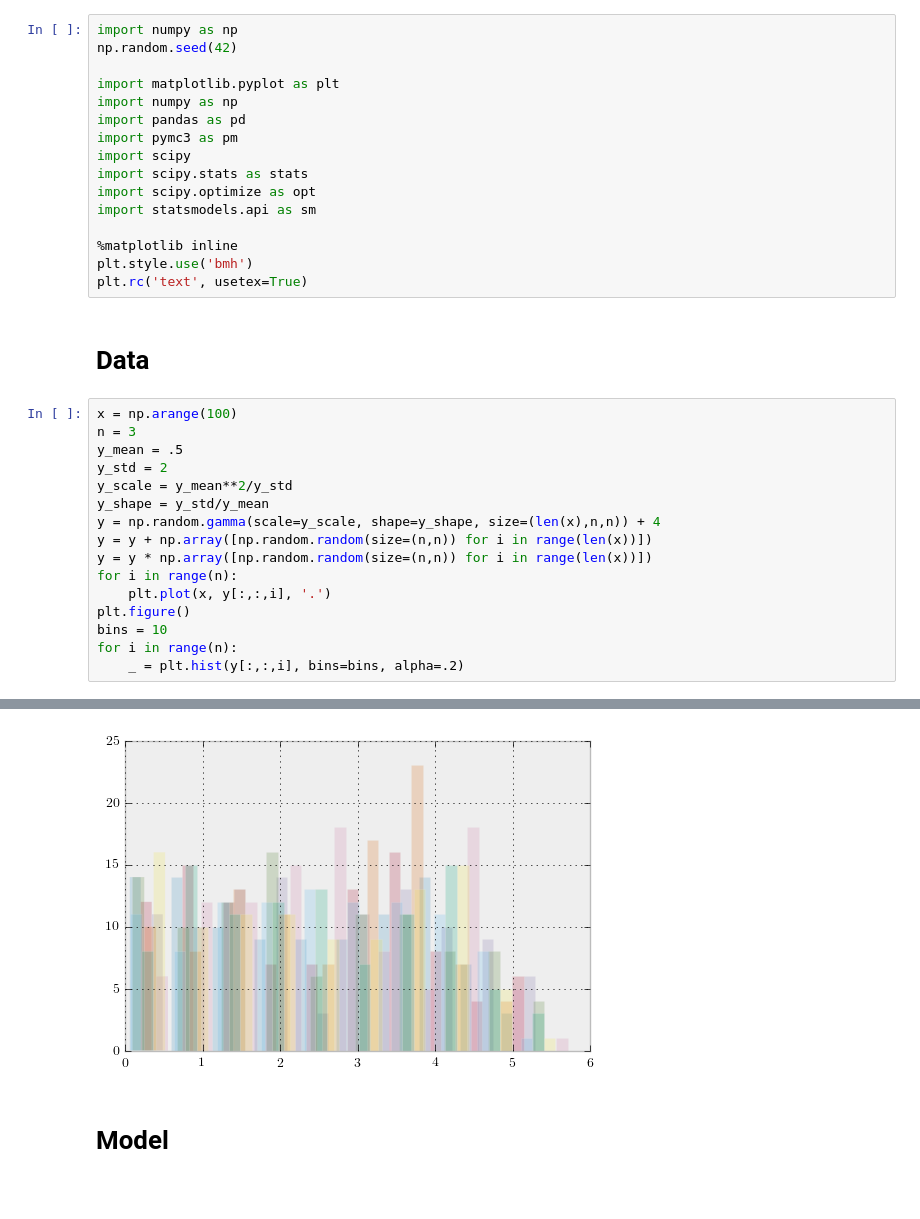
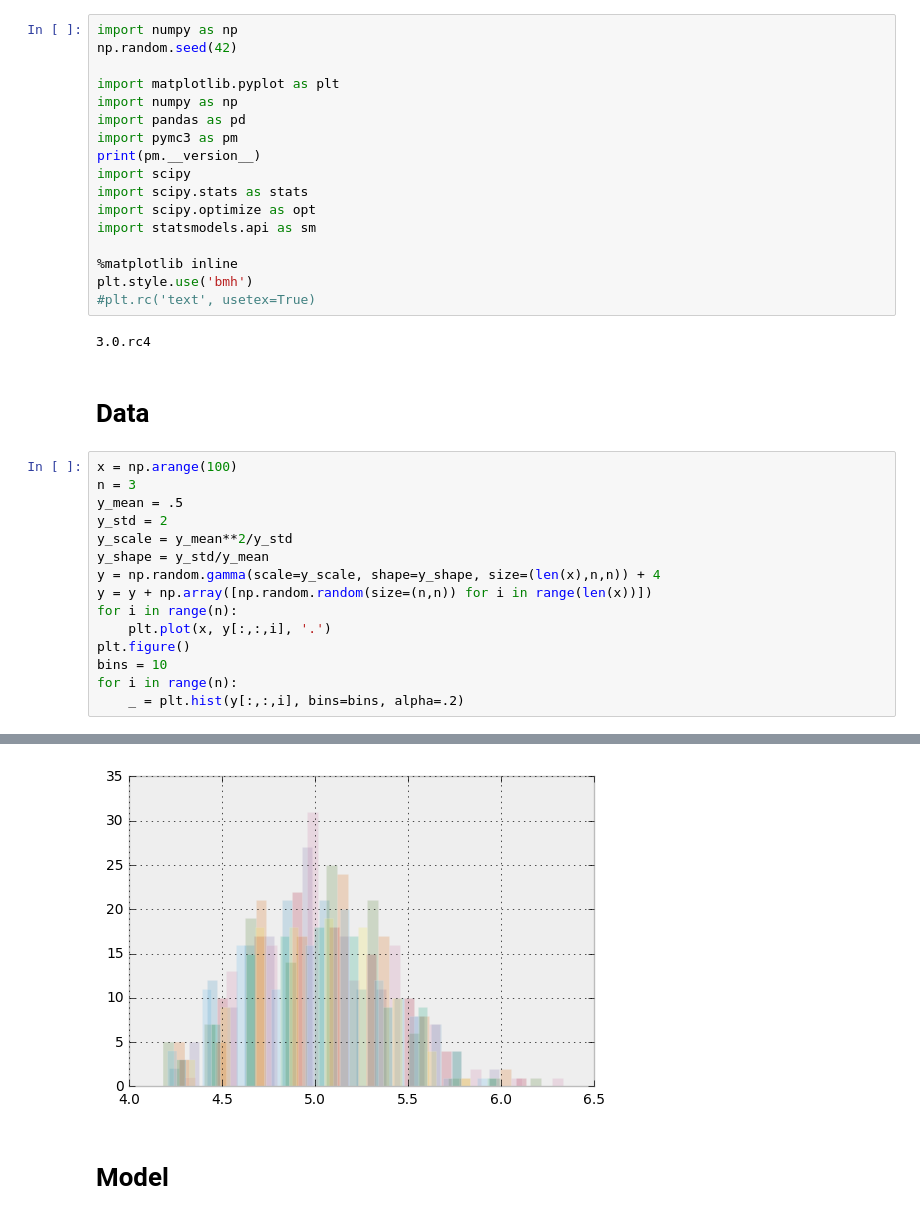
Before and after one commit to ct2034/miriam, a Jupyter notebook: learn/pyMC3/my_demo_gamma.ipynb, the cells around one changed output, grey strips where cells are left out. Drawn from its saved outputs; the diff is of its cells as text; blank space fills up the shorter version.

```diff
--- a/learn/pyMC3/my_demo_gamma.ipynb
+++ b/learn/pyMC3/my_demo_gamma.ipynb
@@ -6,6 +6,7 @@ import matplotlib.pyplot as plt
 import numpy as np
 import pandas as pd
 import pymc3 as pm
+print(pm.__version__)
 import scipy
 import scipy.stats as stats
 import scipy.optimize as opt
@@ -13,7 +14,9 @@ import statsmodels.api as sm
 
 %matplotlib inline
 plt.style.use('bmh')
-plt.rc('text', usetex=True)
+#plt.rc('text', usetex=True)
+# %% [output]
+3.0.rc4
 # %% [markdown]
 # Data
 # %%
@@ -25,7 +28,6 @@ y_scale = y_mean**2/y_std
 y_shape = y_std/y_mean
 y = np.random.gamma(scale=y_scale, shape=y_shape, size=(len(x),n,n)) + 4
 y = y + np.array([np.random.random(size=(n,n)) for i in range(len(x))])
-y = y * np.array([np.random.random(size=(n,n)) for i in range(len(x))])
 for i in range(n):
     plt.plot(x, y[:,:,i], '.')
 plt.figure()
@@ -37,3 +39,3 @@ for i in range(n):
-[figure, old version]
+[figure, new version]
 # %% [markdown]
 # Model
```
Also changed, not shown: parts of 13 cells of this notebook, 1 other file.
